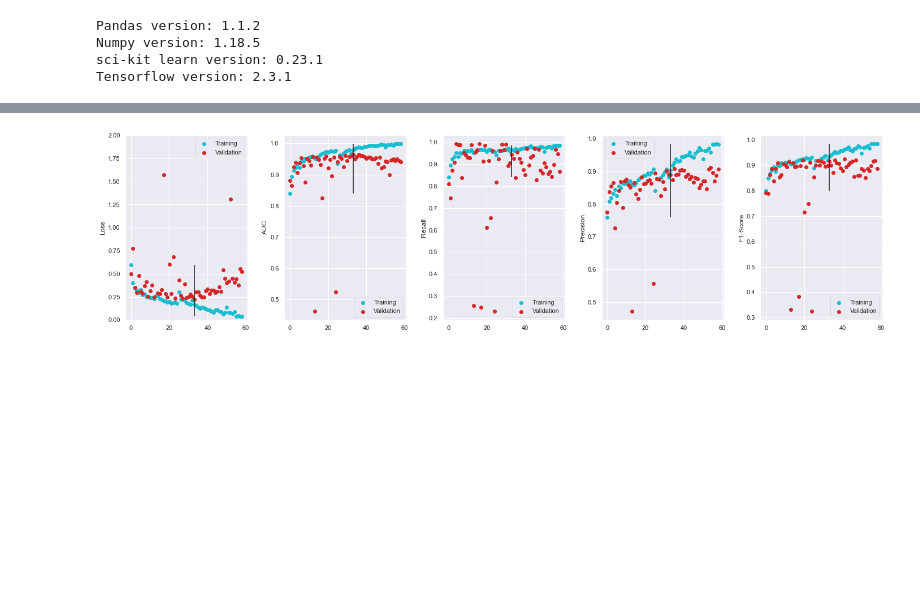
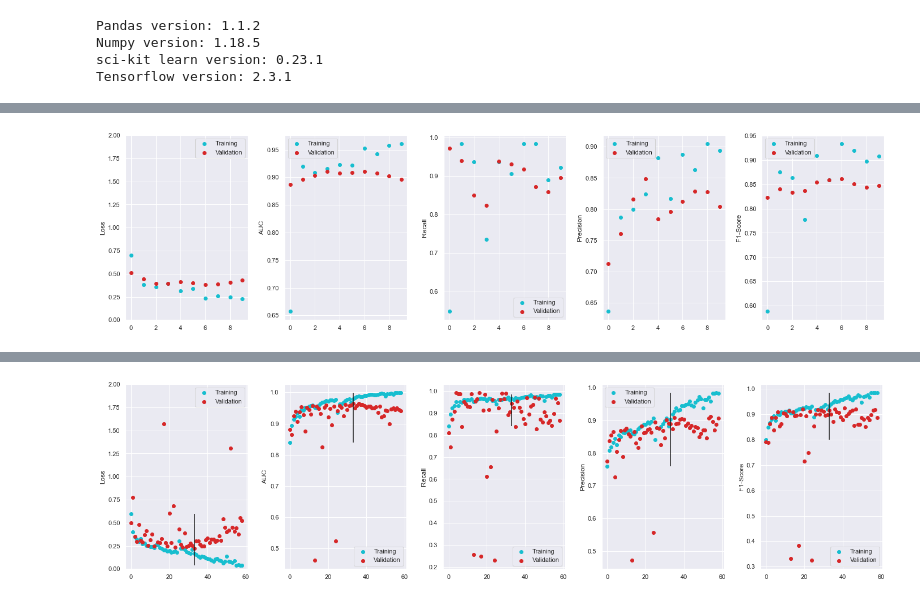
Before and after one commit to mariaauslander/capstone_fall20_irrigation, a Jupyter notebook: BigEarthData/epoch_metrics.ipynb, the cells around one changed output, grey strips where cells are left out. Saved outputs shown, nothing was run; the diff lists cells and outputs as text; code cells hidden in the pictures; blank space fills up the shorter version.

```diff
--- a/BigEarthData/epoch_metrics.ipynb
+++ b/BigEarthData/epoch_metrics.ipynb
@@ -116,0 +217,4 @@ plot_metrics(simclr_df)
+# %%
+plot_metrics(pd.read_pickle(os.path.join(model_path, 'simclr_finetune_3percent_do50.pkl')))
+# %% [output]
+[figure, added]
```
Also changed, not shown: parts of 28 cells of this notebook, 5 other files.
